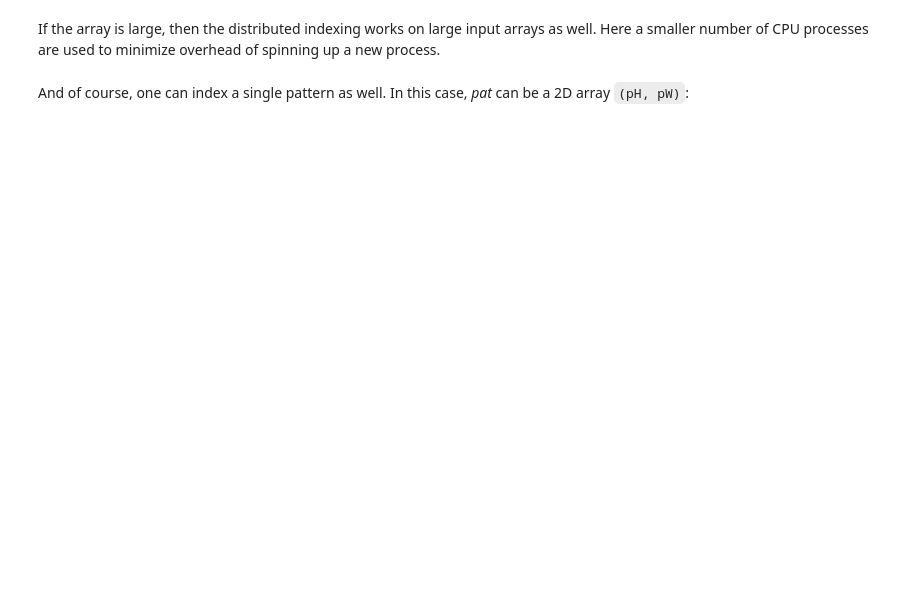
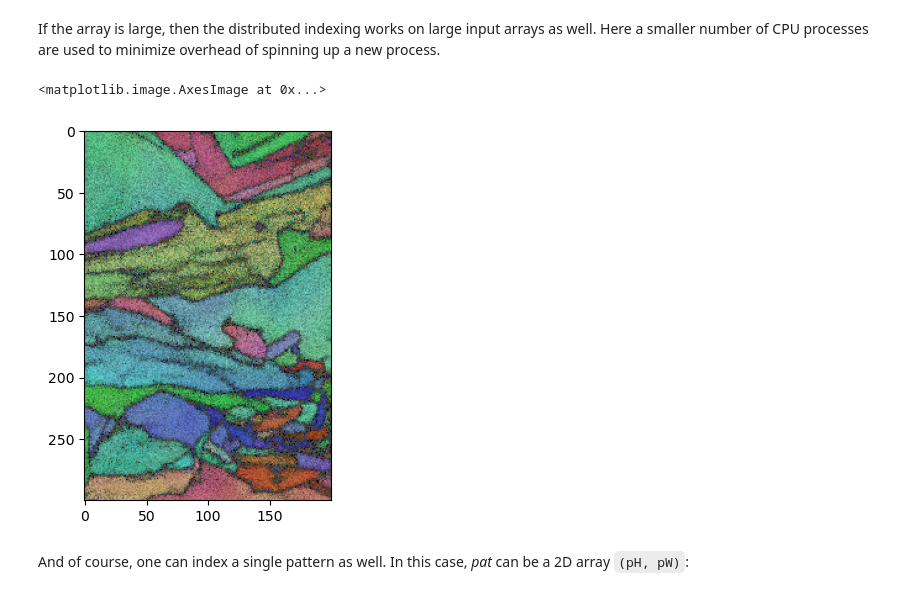
Before and after one commit to USNavalResearchLaboratory/PyEBSDIndex, a Jupyter notebook: doc/tutorials/ebsd_index_demo.ipynb, the cells around one changed output. Saved outputs shown, nothing was run; the diff lists cells and outputs as text; code cells hidden in the pictures; blank space fills up the shorter version.

```diff
--- a/doc/tutorials/ebsd_index_demo.ipynb
+++ b/doc/tutorials/ebsd_index_demo.ipynb
@@ -136,4 +165,4 @@ The defaults will be to detect all the GPUs on your machine, and use them.  Sche
 The first time this executes, it will take longer as the JIT compilers need to do the initial compile. Currently, the program cache is set to the system `/tmp` directory, so after reboots, many of the programs will need to be recompiled (which happens automatically with the first run)
 # %%
 
-data, bnddata = ebsd_index.index_pats_distributed(filename = file,patstart = 0, npats = -1,ebsd_indexer_obj = indxer,  ncpu = 18 , verbose =2)
+data, bnddata = ebsd_index.index_pats_distributed(filename = file,patstart = 0, npats = -1,ebsd_indexer_obj = indxer,  ncpu = -1 , verbose =2)
@@ -186,9 +245,12 @@ datasm, bnddatsm=ebsd_index.index_pats(patsin = pats, ebsd_indexer_obj = indxer,
 # %% [markdown]
 If the array is large, then the distributed indexing works on large input arrays as well.  Here a smaller number of CPU processes are used to minimize overhead of spinning up a new process.
 # %%
-datasm, bnddatsm = ebsd_index.index_pats_distributed(patsin = pats, ebsd_indexer_obj = indxer,  ncpu = 12)
+datasm, bnddatsm = ebsd_index.index_pats_distributed(patsin = pats, ebsd_indexer_obj = indxer)
 # %%
-ipfim = IPFcolor.makeipf(datasm, indxer, xsize = 200, graychannel='nmatch'); plt.imshow(ipfim) # xsize needs to be defined for array inputs.
+ipfim = IPFcolor.makeipf(datasm, indxer, ncols = 200, graychannel='nmatch'); plt.imshow(ipfim) # nCols needs to be defined for array inputs.
+# %% [output]
+<matplotlib.image.AxesImage at 0x...>
+[figure, added]
 # %% [markdown]
 And of course, one can index a single pattern as well.  In this case, *pat* can be a 2D array `(pH, pW)`:
 # %%
```
Also changed, not shown: parts of 13 cells of this notebook, 6 other files.
